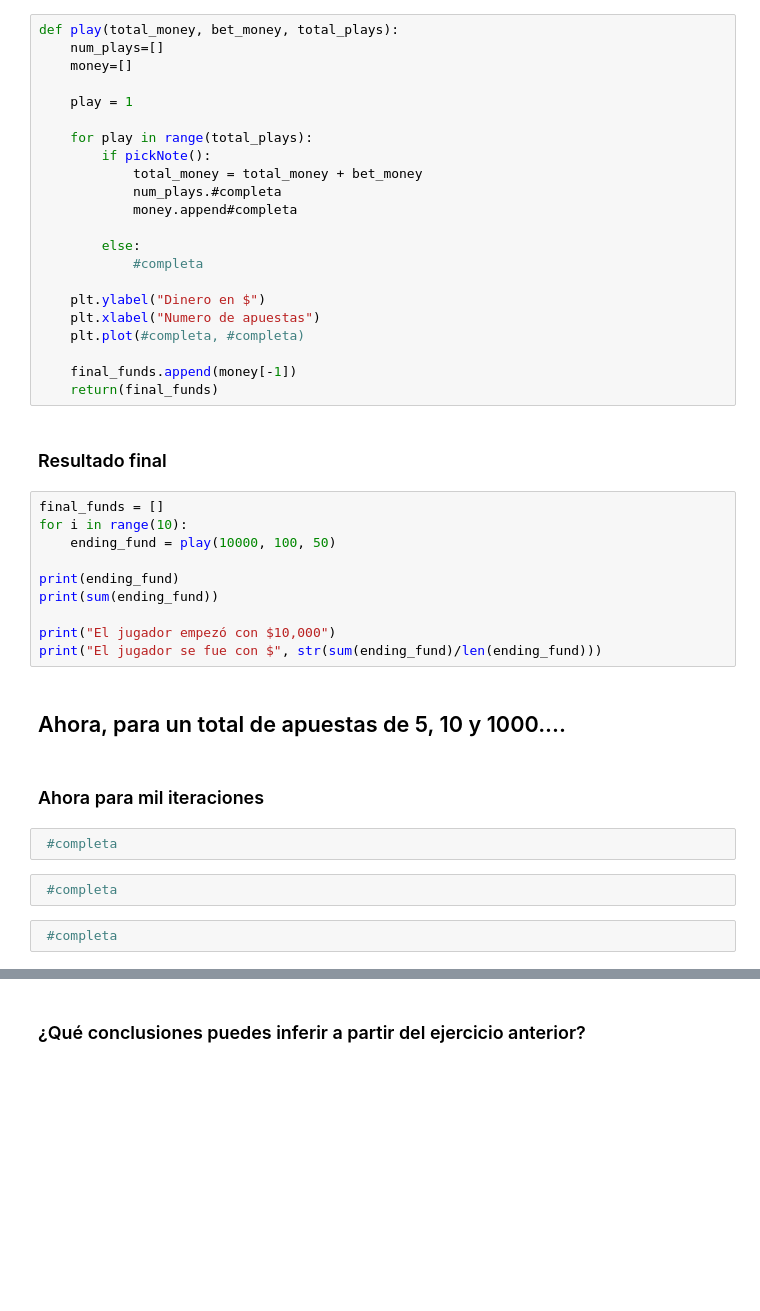
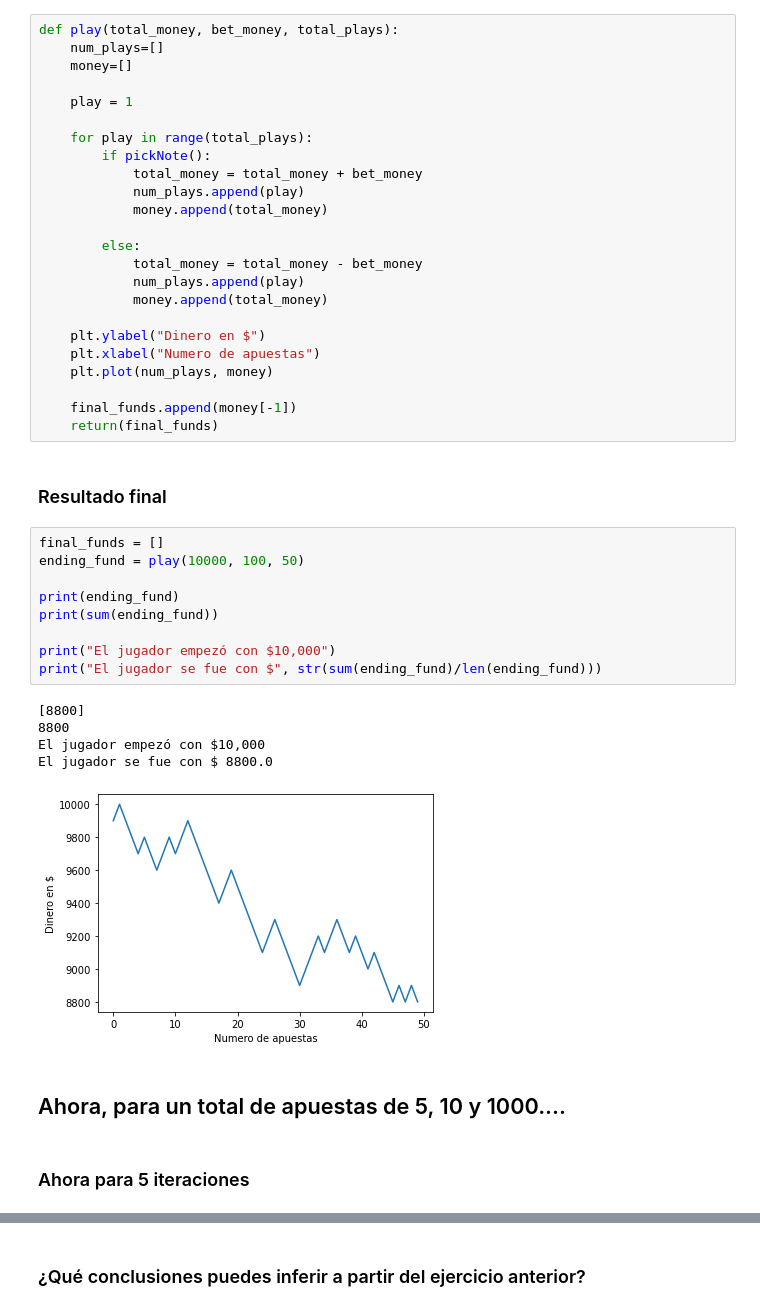
Before and after one commit to KevinTMtz/Aprendizaje-Autom-tico-Pr-cticas, a Jupyter notebook: 2 Web Scraping/Practica_Scrap_EDAWoAns.ipynb, the cells around one changed output, grey strips where cells are left out. Cells and saved outputs as stored; diff of their text form; blank space fills up the shorter version.

```diff
--- a/2 Web Scraping/Practica_Scrap_EDAWoAns.ipynb
+++ b/2 Web Scraping/Practica_Scrap_EDAWoAns.ipynb
@@ -515,15 +521,17 @@ def play(total_money, bet_money, total_plays):
     for play in range(total_plays):
         if pickNote():
             total_money = total_money + bet_money
-            num_plays.#completa
-            money.append#completa
+            num_plays.append(play)
+            money.append(total_money)
 
         else:
-            #completa
+            total_money = total_money - bet_money
+            num_plays.append(play)
+            money.append(total_money)
 
     plt.ylabel("Dinero en $")
     plt.xlabel("Numero de apuestas")
-    plt.plot(#completa, #completa)
+    plt.plot(num_plays, money)
 
     final_funds.append(money[-1])
     return(final_funds)
@@ -531,21 +539,20 @@ def play(total_money, bet_money, total_plays):
 ### Resultado final
 # %%
 final_funds = []
-for i in range(10):
-    ending_fund = play(10000, 100, 50)
+ending_fund = play(10000, 100, 50)
 
 print(ending_fund)
 print(sum(ending_fund))
 
 print("El jugador empezó con $10,000")
 print("El jugador se fue con $", str(sum(ending_fund)/len(ending_fund)))
+# %% [output]
+[8800]
+8800
+El jugador empezó con $10,000
+El jugador se fue con $ 8800.0
+[figure, added]
 # %% [markdown]
 ## Ahora, para un total de apuestas de 5, 10 y 1000....
 # %% [markdown]
-### Ahora para mil iteraciones
+### Ahora para 5 iteraciones
-# %%
- #completa
-# %%
- #completa
-# %%
- #completa
```
Also changed, not shown: parts of 7 cells of this notebook.
